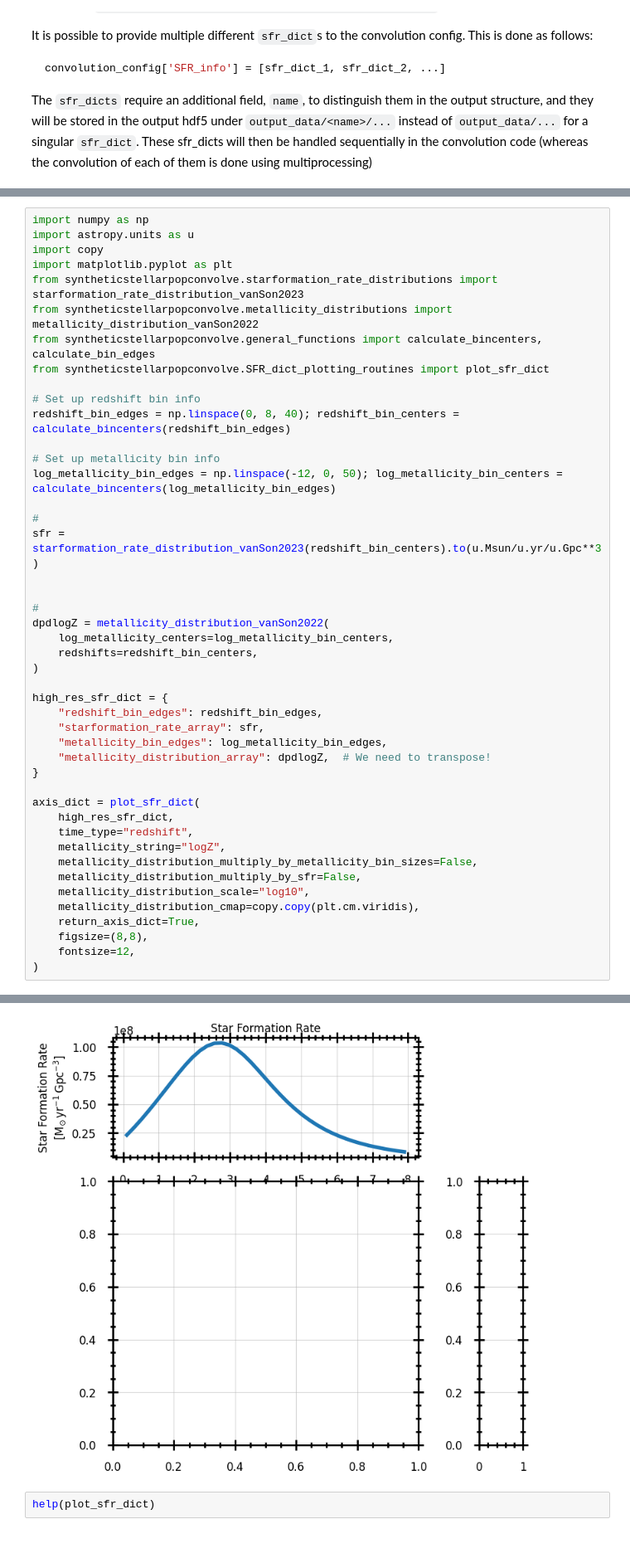
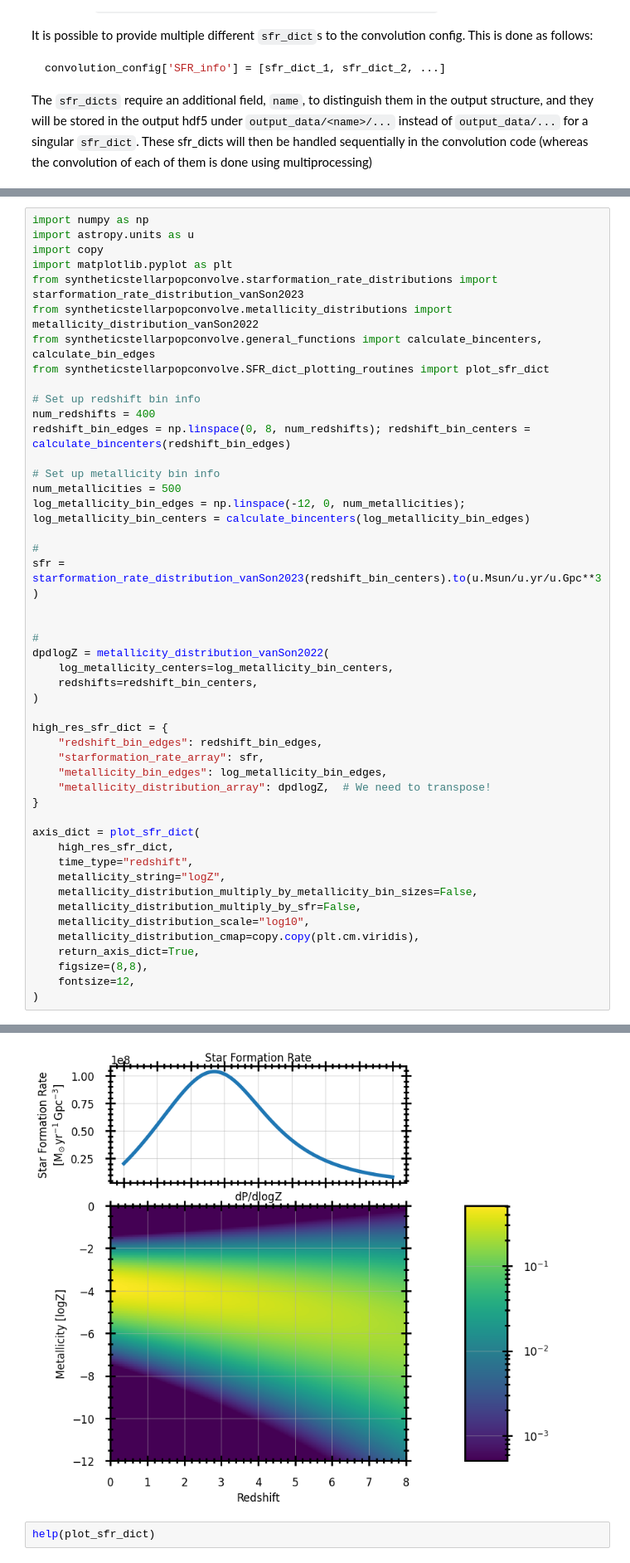
Before and after one commit to FloorBroekgaarden/growl-syntheticstellarpopconvolve, a Jupyter notebook: docs/source/examples/notebook_convolution_star_formation_functions.ipynb, the cells around one changed output, grey strips where cells are left out. Shown at 83% size. Drawn from its saved outputs; the diff is of its cells as text.

```diff
--- a/docs/source/examples/notebook_convolution_star_formation_functions.ipynb
+++ b/docs/source/examples/notebook_convolution_star_formation_functions.ipynb
@@ -111,10 +84,12 @@ from syntheticstellarpopconvolve.general_functions import calculate_bincenters,
 from syntheticstellarpopconvolve.SFR_dict_plotting_routines import plot_sfr_dict
 
 # Set up redshift bin info
-redshift_bin_edges = np.linspace(0, 8, 40); redshift_bin_centers = calculate_bincenters(redshift_bin_edges)
+num_redshifts = 400
+redshift_bin_edges = np.linspace(0, 8, num_redshifts); redshift_bin_centers = calculate_bincenters(redshift_bin_edges)
 
 # Set up metallicity bin info
-log_metallicity_bin_edges = np.linspace(-12, 0, 50); log_metallicity_bin_centers = calculate_bincenters(log_metallicity_bin_edges)
+num_metallicities = 500
+log_metallicity_bin_edges = np.linspace(-12, 0, num_metallicities); log_metallicity_bin_centers = calculate_bincenters(log_metallicity_bin_edges)
 
 #
 sfr = starformation_rate_distribution_vanSon2023(redshift_bin_centers).to(u.Msun/u.yr/u.Gpc**3)
@@ -153,4 +127,4 @@ TypeError: Dimensions of C (39, 49) should be one smaller than X(40) and Y(50) w
-[figure, old version]
+[figure, new version]
 # %%
 help(plot_sfr_dict)
 # %% [output]
```
Also changed, not shown: parts of 3 cells of this notebook, 1 other file.
